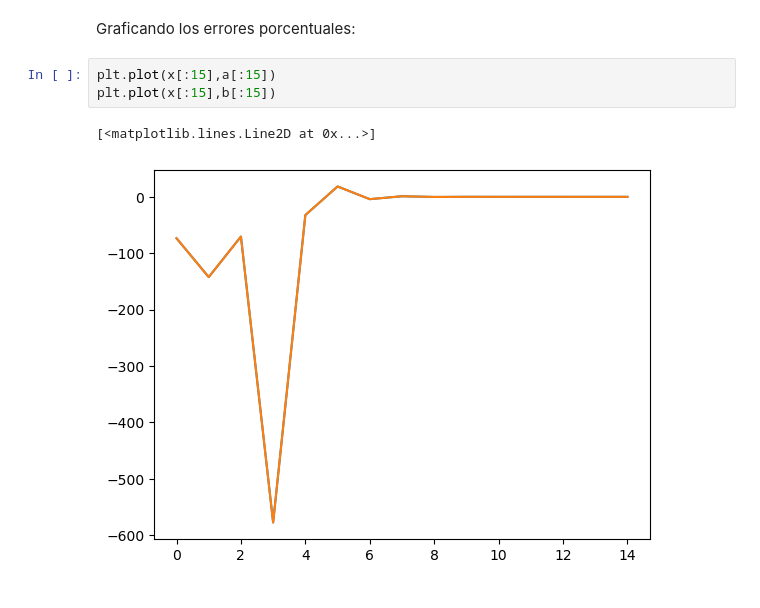
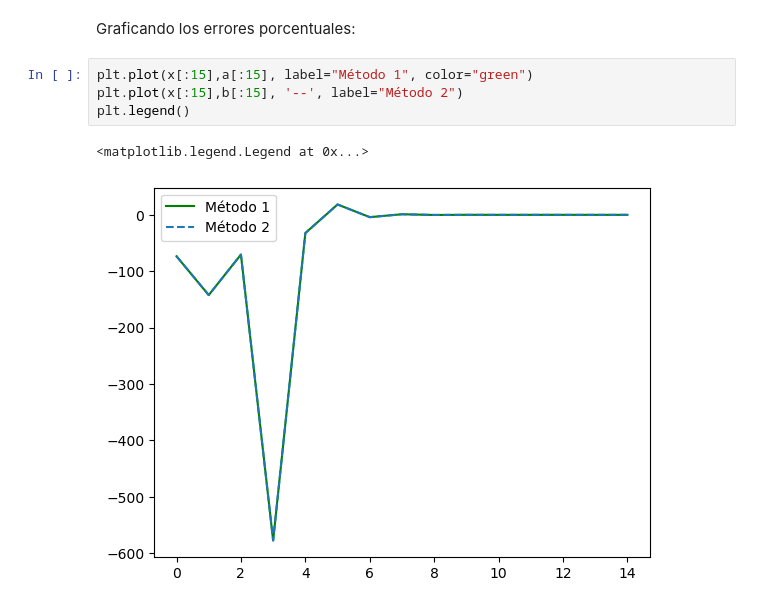
Before and after one commit to rifusaki/college, a Jupyter notebook: Classwork/03_Error/NumError.ipynb, the cells around one changed output. Saved outputs shown, nothing was run; the diff lists cells and outputs as text.

```diff
--- a/Classwork/03_Error/NumError.ipynb
+++ b/Classwork/03_Error/NumError.ipynb
@@ -97,8 +97,9 @@ plt.plot(x, z, 'b-')
 # %% [markdown]
 Graficando los errores porcentuales:
 # %%
-plt.plot(x[:15],a[:15])
-plt.plot(x[:15],b[:15])
+plt.plot(x[:15],a[:15], label="Método 1", color="green")
+plt.plot(x[:15],b[:15], '--', label="Método 2")
+plt.legend()
 # %% [output]
-[<matplotlib.lines.Line2D at 0x...>]
+<matplotlib.legend.Legend at 0x...>
-[figure, old version]
+[figure, new version]
```
Also changed, not shown: parts of 3 cells of this notebook.
